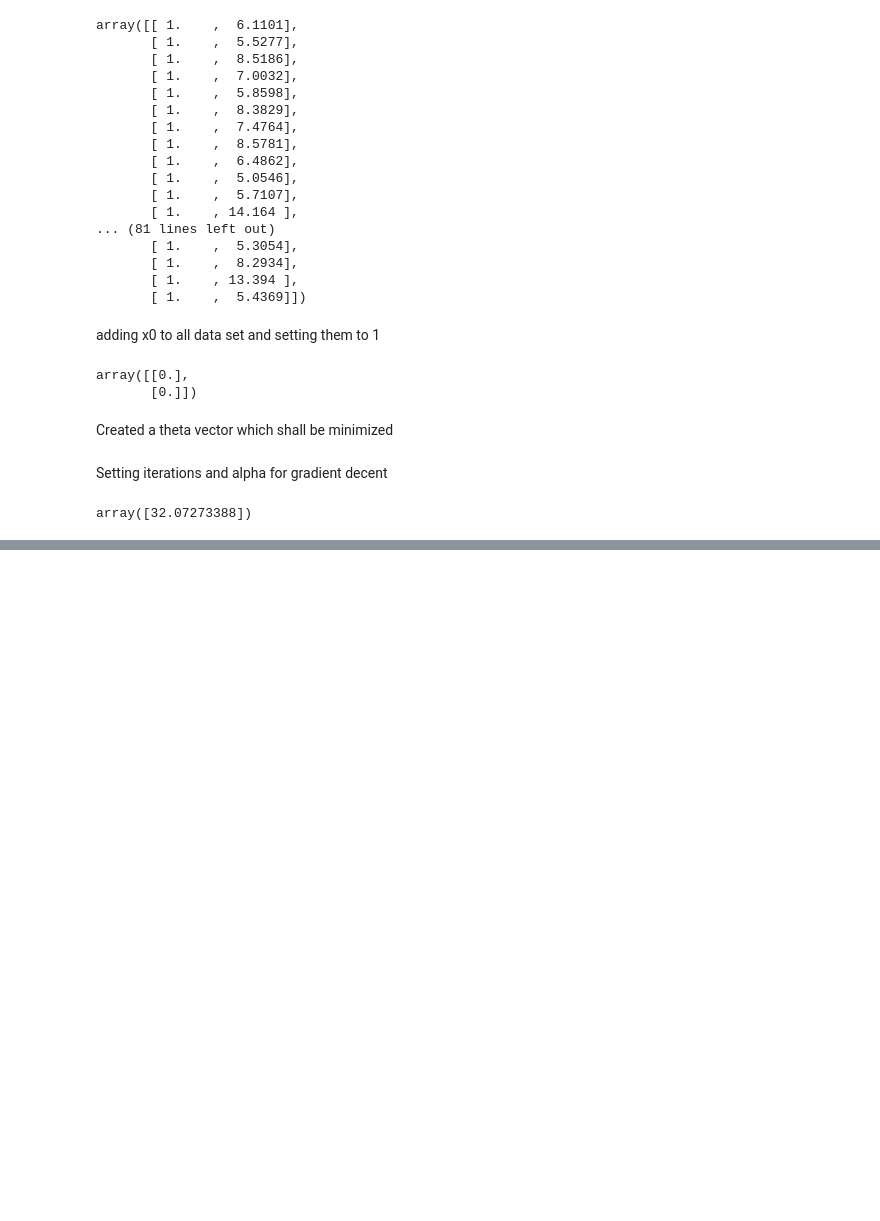
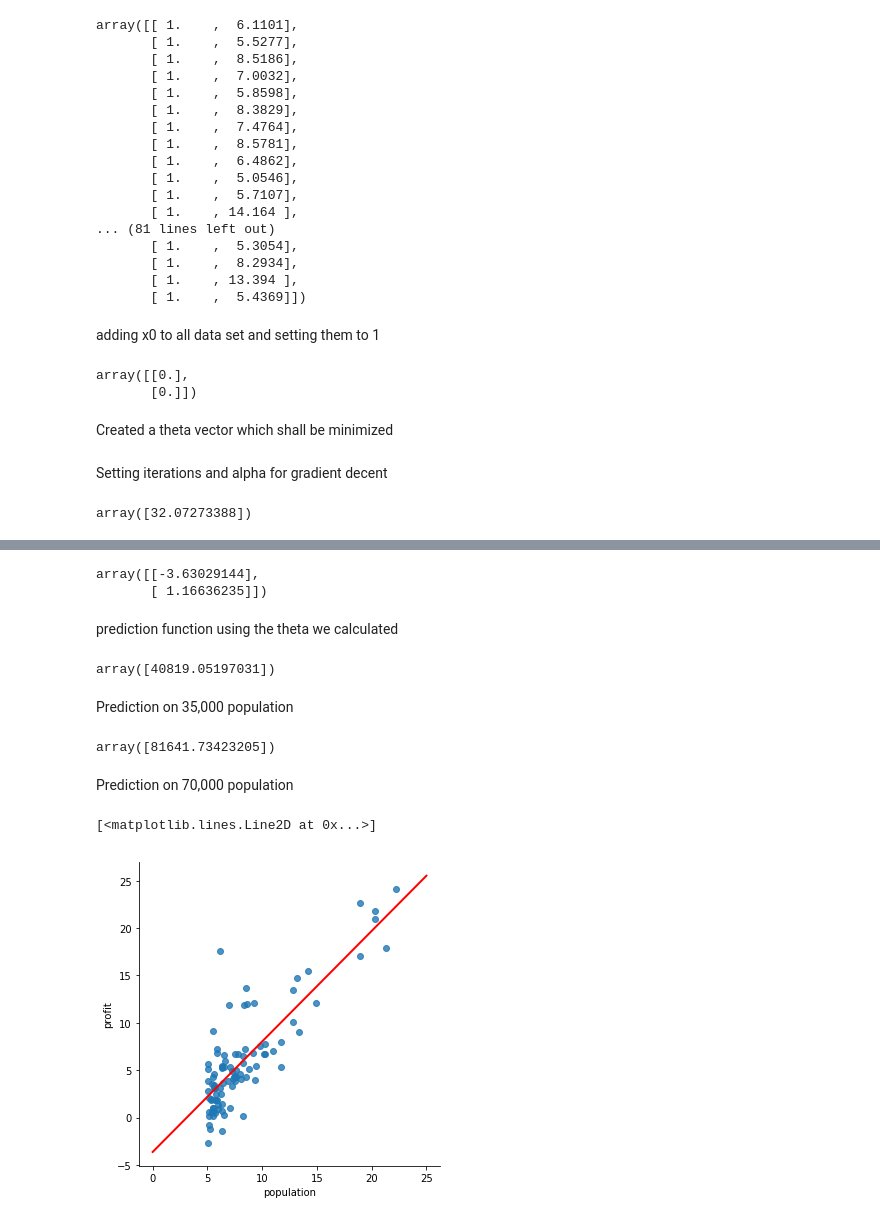
Before and after one commit to himanshu280/ML-Coursera-Exercises, a Jupyter notebook: linear_regression/linear_regression_ipython.ipynb, the cells around one changed output, grey strips where cells are left out. Drawn from its saved outputs; the diff is of its cells as text; code cells hidden in the pictures; blank space fills up the shorter version.

Commit message:
gradient decent function complete

```diff
--- a/linear_regression/linear_regression_ipython.ipynb
+++ b/linear_regression/linear_regression_ipython.ipynb
@@ -121,0 +123,11 @@ Interative implementation of cost funcion with signature of ( X, Y, theta, m )
+# %%
+def gradient_decent( X, Y, theta, alpha, iterations, m ):
+    temporary_theta = np.zeros((2,1))
+    for i in range( 0, iterations ):
+        for theta_index in range( 0, theta.size ):
+            inner_sum = 0
+            for data_index in range( 0, m ):
+                inner_sum = inner_sum + (theta.T.dot( X[data_index] ) - Y[data_index]) * ( X[data_index][theta_index] )
+            temporary_theta[theta_index] = theta[theta_index] -  ((alpha / m) * inner_sum )
+        theta[:] = temporary_theta[:]
+    return theta
@@ -121,0 +136,29 @@ Interative implementation of cost funcion with signature of ( X, Y, theta, m )
+# %%
+theta = gradient_decent( x, y , theta, alpha, iterations, m )
+theta
+# %% [output]
+array([[-3.63029144],
+       [ 1.16636235]])
+# %%
+def predict( x ):
+    return theta.T.dot( np.array([1,x]) )
+# %% [markdown]
+prediction function using the theta we calculated
+# %%
+predict( 35000 )
+# %% [output]
+array([40819.05197031])
+# %% [markdown]
+Prediction on 35,000 population
+# %%
+predict( 70000 )
+# %% [output]
+array([81641.73423205])
+# %% [markdown]
+Prediction on 70,000 population
+# %%
+sns.lmplot(x = 'population', y = 'profit', data = df, fit_reg = False)
+plt.plot([0, 25], [predict( 0 ), predict( 25 )], linewidth=2, color='r')
+# %% [output]
+[<matplotlib.lines.Line2D at 0x...>]
+[figure, added]
```
Also changed, not shown: parts of 3 cells of this notebook.
